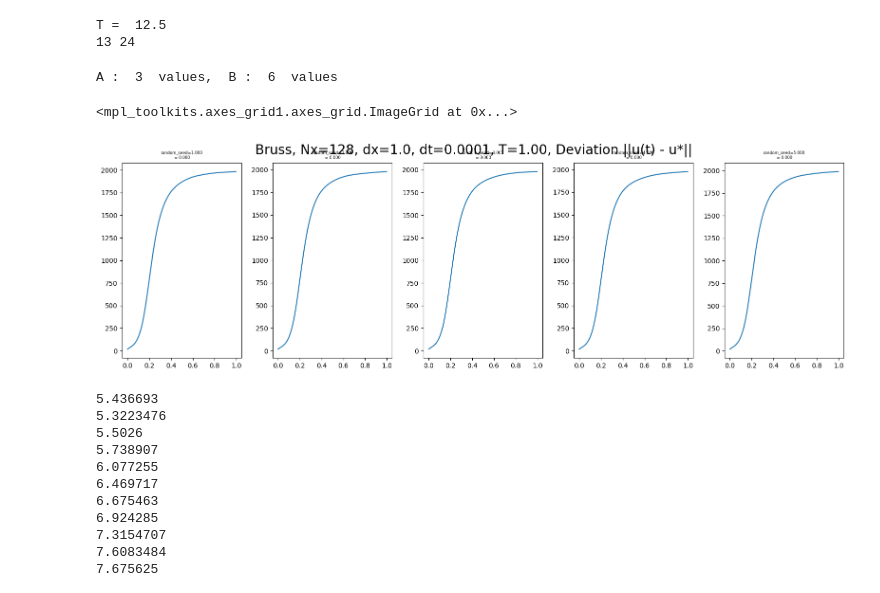
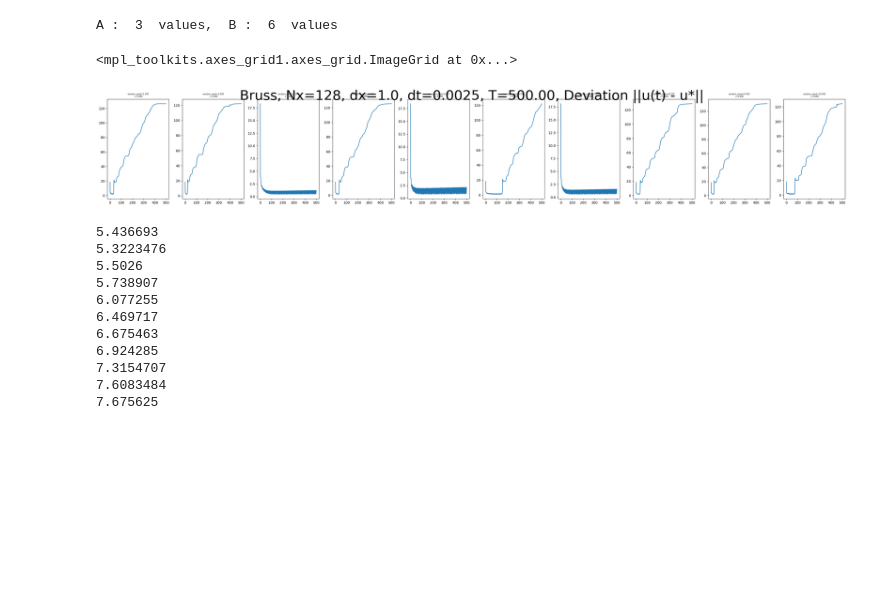
Before and after one commit to valentinvogt/pde-solvers-cuda, a Jupyter notebook: analysis/db.ipynb, the cells around one changed output. Cells and saved outputs as stored; diff of their text form; code cells hidden in the pictures; blank space fills up the shorter version.

```diff
--- a/analysis/db.ipynb
+++ b/analysis/db.ipynb
@@ -17,6 +17,6 @@ from db_tools import get_db, classify_trajectories, metrics_grid, plot_grid, get
 # %%
 model = "bruss"
-run_id = "blowup_test"
+run_id = "splitting"
 load_dotenv()
 data_dir = os.getenv("DATA_DIR")
 output_dir = os.getenv("OUT_DIR")
@@ -55,17 +45,3 @@ df_coarse
-# %%
-row = df_coarse.iloc[0]
-print("T = ", row["dt"] * row["Nt"])
-d = get_data(row)
-# Check where values are NaN along the time axis
-nan_mask = np.isnan(d)
-
-# Get the last time index before NaNs (work with a reversed mask)
-last_valid_idx = (~nan_mask).cumsum(axis=1).argmax(axis=1)
-
-print(last_valid_idx.min(), last_valid_idx.max())
-# %% [output]
-T =  12.5
-13 24
 # %%
 # Du = 1
 # Dv = 4
@@ -123,9 +99,9 @@ plot_grid(df, 0, filename="blowup_1.png")
 A :  3  values,  B :  6  values
 <mpl_toolkits.axes_grid1.axes_grid.ImageGrid at 0x...>
 # %%
-metrics_grid(df_fine, 0, var1="random_seed", var2="", metric="dev");
+metrics_grid(df, 0, var1="random_seed", var2="", metric="dev");
 # %% [output]
-[figure, old version]
+[figure, new version]
 # %%
 Du = 1
 Dv = 18
```
Also changed, not shown: parts of 7 cells of this notebook, 11 other files.
